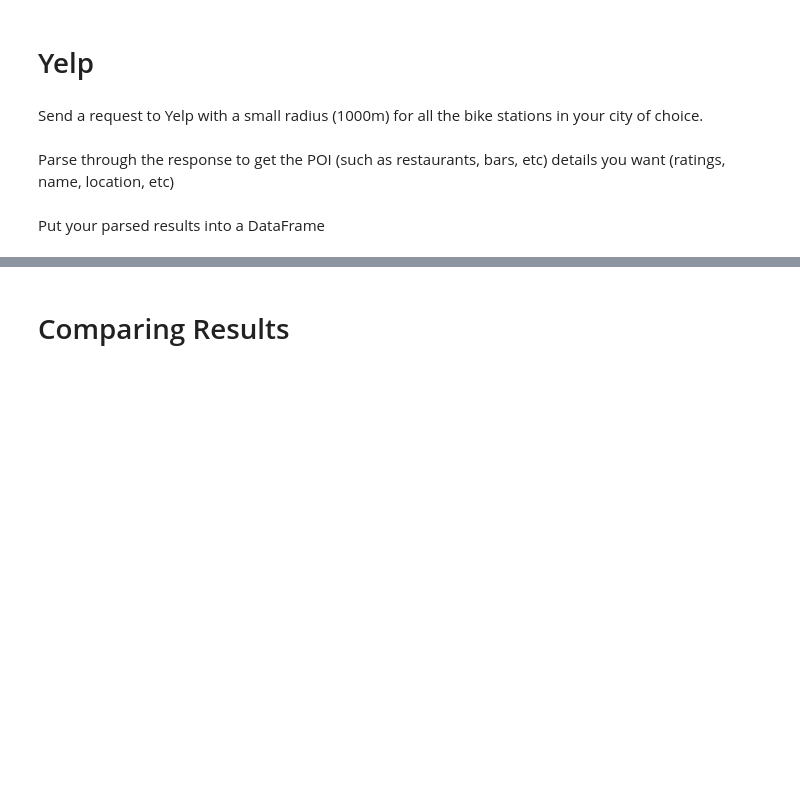
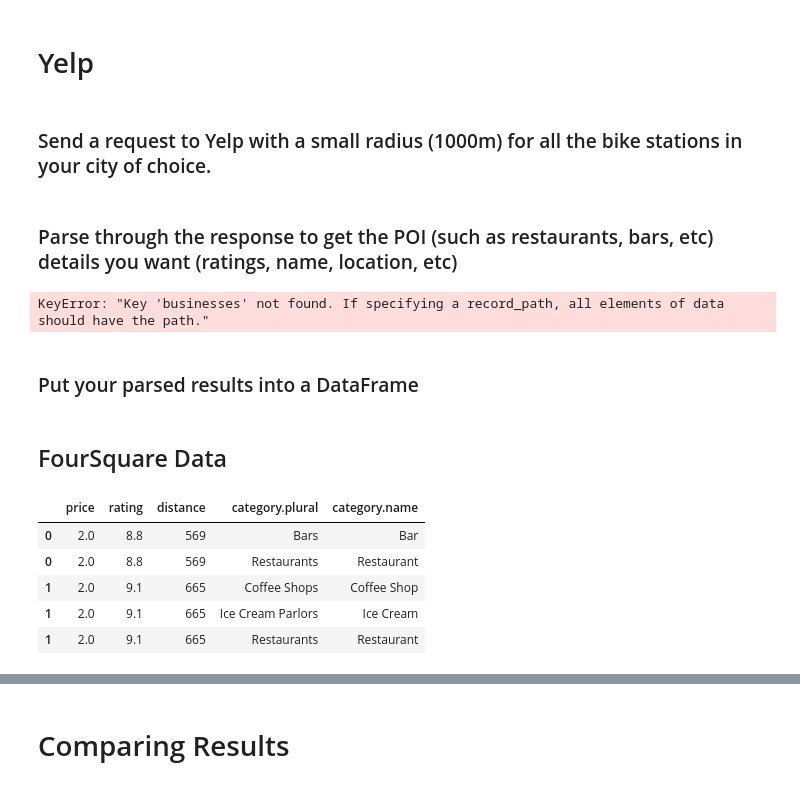
Before and after one commit to romansokolik/LHL-Final-Project-Statistical-Modelling-with-Python, a Jupyter notebook: notebooks/yelp_foursquare_EDA.ipynb, the cells around one changed output, grey strips where cells are left out. Cells and saved outputs as stored; diff of their text form; code cells hidden in the pictures; blank space fills up the shorter version.

```diff
--- a/notebooks/yelp_foursquare_EDA.ipynb
+++ b/notebooks/yelp_foursquare_EDA.ipynb
@@ -20,2 +92,2 @@ Put your parsed results into a DataFrame
 # %% [markdown]
-Send a request to Yelp with a small radius (1000m) for all the bike stations in your city of choice.
+### Send a request to Yelp with a small radius (1000m) for all the bike stations in your city of choice.
@@ -22,4 +108,51 @@ Send a request to Yelp with a small radius (1000m) for all the bike stations in
 # %% [markdown]
-Parse through the response to get the POI (such as restaurants, bars, etc) details you want (ratings, name, location, etc)
+### Parse through the response to get the POI (such as restaurants, bars, etc) details you want (ratings, name, location, etc)
+# %%
+#Yelp DataFrame
+yelp_df = pd.DataFrame()
+
+for i, station in city_bikes.head(1).iterrows():
+    # Set params
+    latitude, longitude = station['latitude'], station['longitude']
+    yelp_params = get_yelp_params(latitude, longitude)
+    # Get response
+    yelp_response = get_yelp_response(yelp_url, yelp_headers, yelp_params)
+    # Normalize response JSON to fit DataFrame
+    df = pd.json_normalize(
+        yelp_response.json(), record_path='businesses'
+    )
+    yelp_df = pd.concat([yelp_df, df], ignore_index=True)
+
+# Write the data to CSV - IDEALLY SHOULD APPEND
+yelp_df.to_csv('../data/yelp_search_data.csv', sep=',', index=False)
+# %% [output]
+KeyError: "Key 'businesses' not found. If specifying a record_path, all elements of data should have the path."
 # %% [markdown]
-Put your parsed results into a DataFrame
+### Put your parsed results into a DataFrame
+# %% [markdown]
+## FourSquare Data
+# %%
+#Read from CSV
+fsq_df = pd.read_csv('../data/fsq_search_data.csv')
+# Safely evaluate the string as a Python dictionary
+fsq_df['categories'] = fsq_df['categories'].apply(ast.literal_eval)
+# Explode the data by categories
+fsq_df = fsq_df.explode('categories')
+# Explode the dictionary
+categories = fsq_df['categories'].apply(pd.Series)
+# Rename the categories columns
+categories.columns = ['category.id', 'category.short', 'category.name', 'category.plural', 'category.img_url']
+# categories.head()
+# Replace categories column by columns
+fsq_df = pd.concat([fsq_df.drop(columns=['categories']), categories], axis=1)
+# print(fsq_df.head(1))
+# Choose columns for EDA
+fsq_df = fsq_df[['price', 'rating', 'distance', 'category.plural', 'category.name']]
+fsq_df.head()
+# %% [output]
+|  | price | rating | distance | category.plural | category.name |
+| 0 | 2.0 | 8.8 | 569 | Bars | Bar |
+| 0 | 2.0 | 8.8 | 569 | Restaurants | Restaurant |
+| 1 | 2.0 | 9.1 | 665 | Coffee Shops | Coffee Shop |
+| 1 | 2.0 | 9.1 | 665 | Ice Cream Parlors | Ice Cream |
+| 1 | 2.0 | 9.1 | 665 | Restaurants | Restaurant |
```
Also changed, not shown: parts of 27 cells of this notebook.
